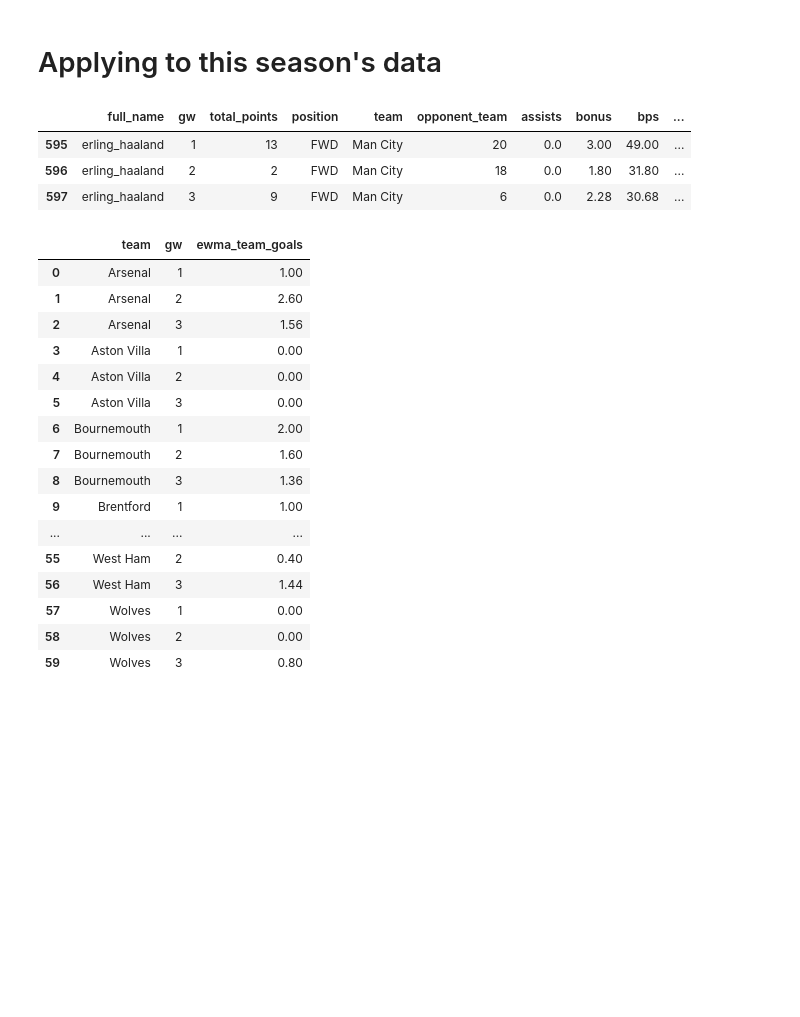
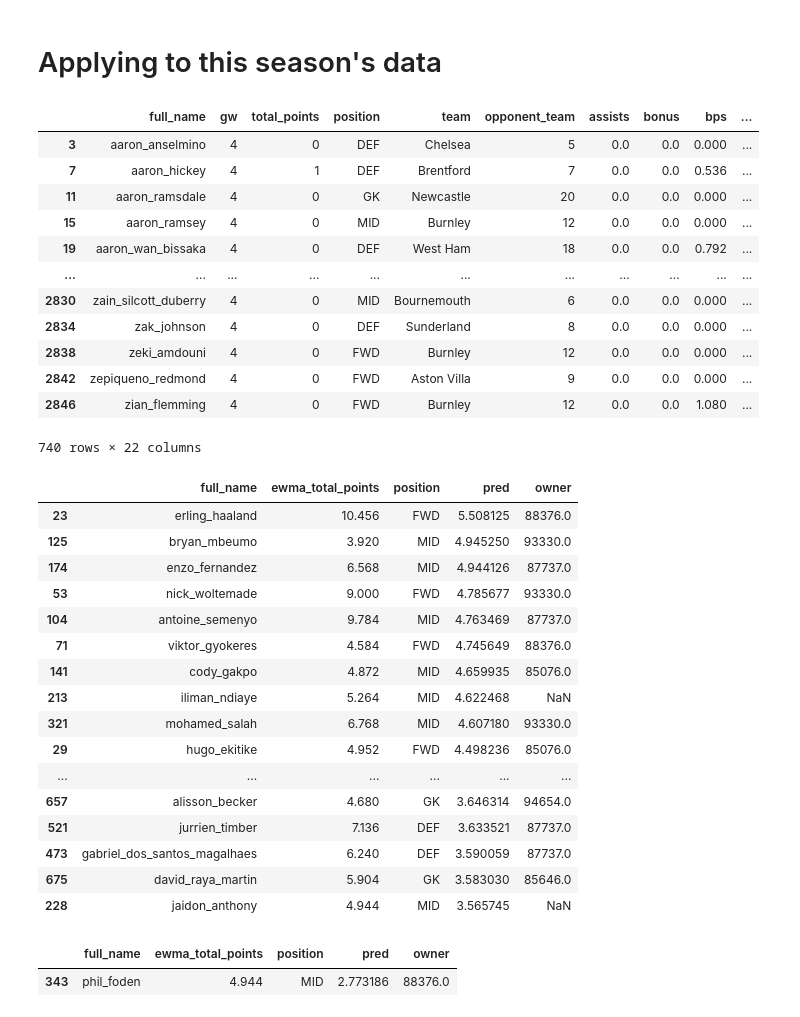
Before and after one commit to doug-ellis/draft_fpl_2526, a Jupyter notebook: transfer/gw_score_predictor_v1.ipynb, the cells around one changed output. Cells and saved outputs as stored; diff of their text form; code cells hidden in the pictures; blank space fills up the shorter version.

```diff
--- a/transfer/gw_score_predictor_v1.ipynb
+++ b/transfer/gw_score_predictor_v1.ipynb
@@ -110,27 +127,25 @@ ewma_gw_df_teams = ewma(gw_df_teams, 'team', team_value_cols, alpha, {'team_goal
+# %%
+ewma_gw_df['nw_opponent_team_name'] = ewma_gw_df_players['team'].map(fixture_dict)
+# %%
+team_goal_dict = dict(
+    zip(ewma_gw_df_teams.query('gw==4')['team'], ewma_gw_df_teams.query('gw==4')['ewma_team_goals']))
+# %%
+ewma_gw_df['ewma_nw_opponent_goals'] = ewma_gw_df['nw_opponent_team_name'].map(team_goal_dict)
 # %%
-ewma_gw_df_players.query('full_name=="erling_haaland"')
+ewma_gw_df_gw = ewma_gw_df.query('gw==4')
-# %% [output]
-|  | full_name | gw | total_points | position | team | opponent_team | assists | bonus | bps | ... |
-| 595 | erling_haaland | 1 | 13 | FWD | Man City | 20 | 0.0 | 3.00 | 49.00 | ... |
-| 596 | erling_haaland | 2 | 2 | FWD | Man City | 18 | 0.0 | 1.80 | 31.80 | ... |
-| 597 | erling_haaland | 3 | 9 | FWD | Man City | 6 | 0.0 | 2.28 | 30.68 | ... |
 # %%
-ewma_gw_df_teams
+ewma_gw_df_gw
 # %% [output]
-|  | team | gw | ewma_team_goals |
-| 0 | Arsenal | 1 | 1.00 |
-| 1 | Arsenal | 2 | 2.60 |
-| 2 | Arsenal | 3 | 1.56 |
-| 3 | Aston Villa | 1 | 0.00 |
-| 4 | Aston Villa | 2 | 0.00 |
-| 5 | Aston Villa | 3 | 0.00 |
-| 6 | Bournemouth | 1 | 2.00 |
-| 7 | Bournemouth | 2 | 1.60 |
-| 8 | Bournemouth | 3 | 1.36 |
-| 9 | Brentford | 1 | 1.00 |
-| ... | ... | ... | ... |
-| 55 | West Ham | 2 | 0.40 |
-| 56 | West Ham | 3 | 1.44 |
-| 57 | Wolves | 1 | 0.00 |
-| 58 | Wolves | 2 | 0.00 |
-| 59 | Wolves | 3 | 0.80 |
+|  | full_name | gw | total_points | position | team | opponent_team | assists | bonus | bps | ... |
+| 3 | aaron_anselmino | 4 | 0 | DEF | Chelsea | 5 | 0.0 | 0.0 | 0.000 | ... |
+| 7 | aaron_hickey | 4 | 1 | DEF | Brentford | 7 | 0.0 | 0.0 | 0.536 | ... |
+| 11 | aaron_ramsdale | 4 | 0 | GK | Newcastle | 20 | 0.0 | 0.0 | 0.000 | ... |
+| 15 | aaron_ramsey | 4 | 0 | MID | Burnley | 12 | 0.0 | 0.0 | 0.000 | ... |
+| 19 | aaron_wan_bissaka | 4 | 0 | DEF | West Ham | 18 | 0.0 | 0.0 | 0.792 | ... |
+| ... | ... | ... | ... | ... | ... | ... | ... | ... | ... | ... |
+| 2830 | zain_silcott_duberry | 4 | 0 | MID | Bournemouth | 6 | 0.0 | 0.0 | 0.000 | ... |
+| 2834 | zak_johnson | 4 | 0 | DEF | Sunderland | 8 | 0.0 | 0.0 | 0.000 | ... |
+| 2838 | zeki_amdouni | 4 | 0 | FWD | Burnley | 12 | 0.0 | 0.0 | 0.000 | ... |
+| 2842 | zepiqueno_redmond | 4 | 0 | FWD | Aston Villa | 9 | 0.0 | 0.0 | 0.000 | ... |
+| 2846 | zian_flemming | 4 | 0 | FWD | Burnley | 12 | 0.0 | 0.0 | 1.080 | ... |
+740 rows × 22 columns
@@ -160,0 +188,25 @@ ownership_df = pd.json_normalize(r['element_status'])
+# %%
+pred_df_simple_sorted.head(50)
+# %% [output]
+|  | full_name | ewma_total_points | position | pred | owner |
+| 23 | erling_haaland | 10.456 | FWD | 5.508125 | 88376.0 |
+| 125 | bryan_mbeumo | 3.920 | MID | 4.945250 | 93330.0 |
+| 174 | enzo_fernandez | 6.568 | MID | 4.944126 | 87737.0 |
+| 53 | nick_woltemade | 9.000 | FWD | 4.785677 | 93330.0 |
+| 104 | antoine_semenyo | 9.784 | MID | 4.763469 | 87737.0 |
+| 71 | viktor_gyokeres | 4.584 | FWD | 4.745649 | 88376.0 |
+| 141 | cody_gakpo | 4.872 | MID | 4.659935 | 85076.0 |
+| 213 | iliman_ndiaye | 5.264 | MID | 4.622468 | NaN |
+| 321 | mohamed_salah | 6.768 | MID | 4.607180 | 93330.0 |
+| 29 | hugo_ekitike | 4.952 | FWD | 4.498236 | 85076.0 |
+| ... | ... | ... | ... | ... | ... |
+| 657 | alisson_becker | 4.680 | GK | 3.646314 | 94654.0 |
+| 521 | jurrien_timber | 7.136 | DEF | 3.633521 | 87737.0 |
+| 473 | gabriel_dos_santos_magalhaes | 6.240 | DEF | 3.590059 | 87737.0 |
+| 675 | david_raya_martin | 5.904 | GK | 3.583030 | 85646.0 |
+| 228 | jaidon_anthony | 4.944 | MID | 3.565745 | NaN |
+# %%
+pred_df_simple_sorted.query('full_name=="phil_foden"').sort_values('pred', ascending=False).head(50)
+# %% [output]
+|  | full_name | ewma_total_points | position | pred | owner |
+| 343 | phil_foden | 4.944 | MID | 2.773186 | 88376.0 |
```
Also changed, not shown: parts of 13 cells of this notebook.
